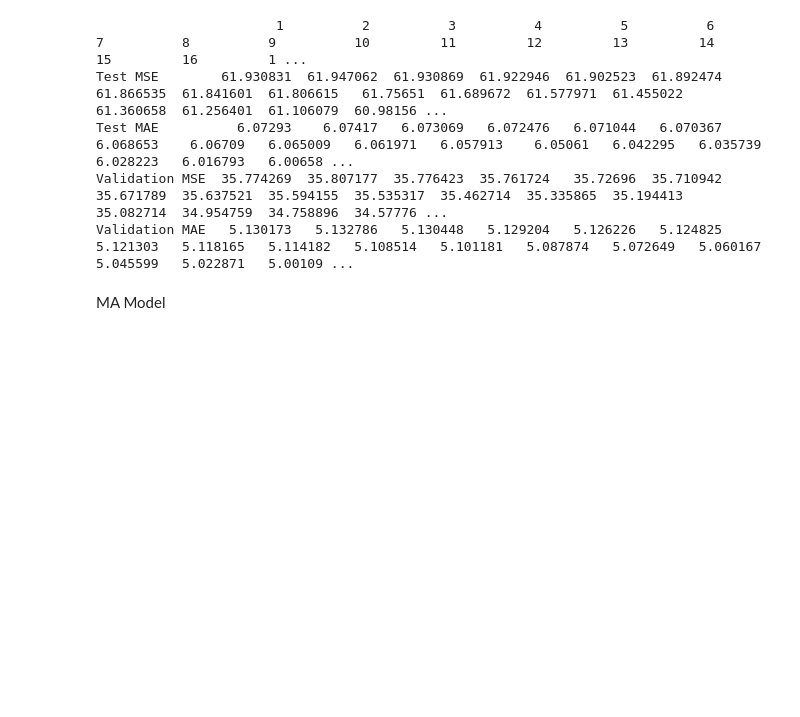
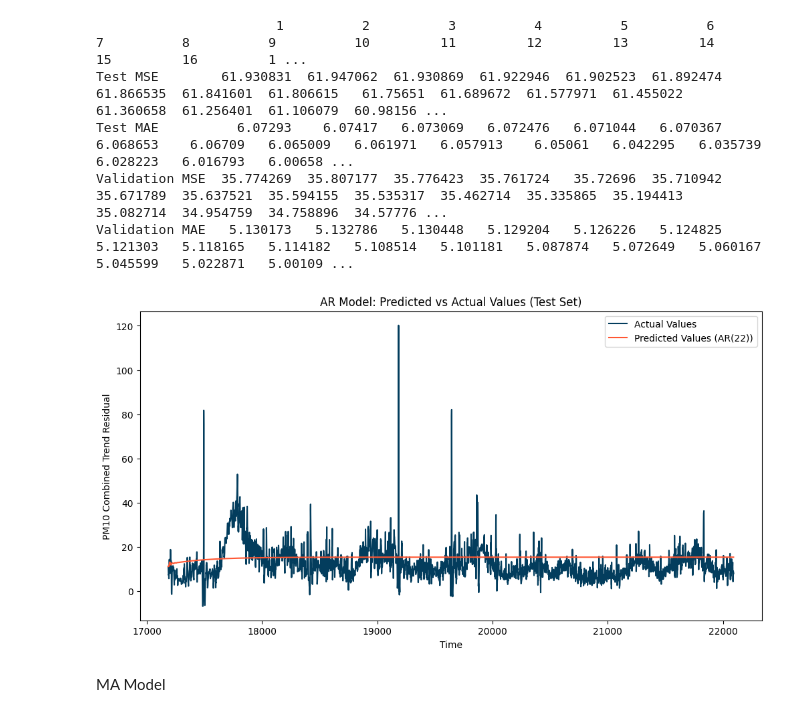
Before and after one commit to joejoejoejor/Its-Wekk, a Jupyter notebook: 5 - Models/2 - ARIMA/Detrended DAta/ARMA.ipynb, the cells around one changed output. Saved outputs shown, nothing was run; the diff lists cells and outputs as text; code cells hidden in the pictures; blank space fills up the shorter version.

```diff
--- a/5 - Models/2 - ARIMA/Detrended DAta/ARMA.ipynb
+++ b/5 - Models/2 - ARIMA/Detrended DAta/ARMA.ipynb
@@ -89,6 +89,34 @@ Test MSE        61.930831  61.947062  61.930869  61.922946  61.902523  61.892474
 Test MAE          6.07293    6.07417   6.073069   6.072476   6.071044   6.070367   6.068653    6.06709   6.065009   6.061971   6.057913    6.05061   6.042295   6.035739   6.028223   6.016793   6.00658 ...
 Validation MSE  35.774269  35.807177  35.776423  35.761724   35.72696  35.710942  35.671789  35.637521  35.594155  35.535317  35.462714  35.335865  35.194413  35.082714  34.954759  34.758896  34.57776 ...
 Validation MAE   5.130173   5.132786   5.130448   5.129204   5.126226   5.124825   5.121303   5.118165   5.114182   5.108514   5.101181   5.087874   5.072649   5.060167   5.045599   5.022871   5.00109 ...
+# %%
+import matplotlib.pyplot as plt
+
+# Assuming `best_p` is the order of AR model with the best performance, determined from `results_test`
+best_p = results_test.loc["Test MSE"].astype(float).idxmin()  # Find p with the lowest Test MSE
+
+# Fit the AR model with the best p-value
+best_model = sm.tsa.ARIMA(train_data["PM10_Combined_Trend_Residual"], order=(int(best_p), 0, 0)).fit()
+
+# Forecast for the test set
+test_forecast = best_model.forecast(steps=len(test_data))
+
+# Plot the actual vs predicted values
+plt.figure(figsize=(12, 6))
+plt.plot(test_data.index, test_data["PM10_Combined_Trend_Residual"], label="Actual Values", color="#033D5D")
+plt.plot(test_data.index, test_forecast.values, label=f"Predicted Values (AR({best_p}))", color="#FF5733")
+plt.xlabel("Time")
+plt.ylabel("PM10 Combined Trend Residual")
+plt.title("AR Model: Predicted vs Actual Values (Test Set)")
+plt.legend()
+
+# Save the plot
+plt.savefig("AR_Predicted_vs_Actual.png", dpi=300, bbox_inches="tight")
+
+# Show the plot
+plt.show()
+# %% [output]
+[figure, added]
 # %% [markdown]
 MA Model
 # %%
```
Also changed, not shown: parts of 3 cells of this notebook, 8 other files.
